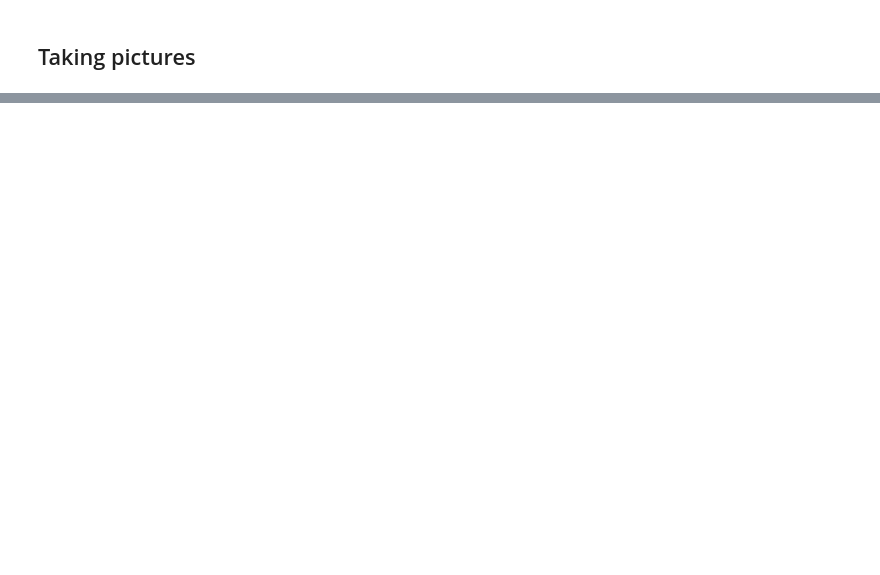
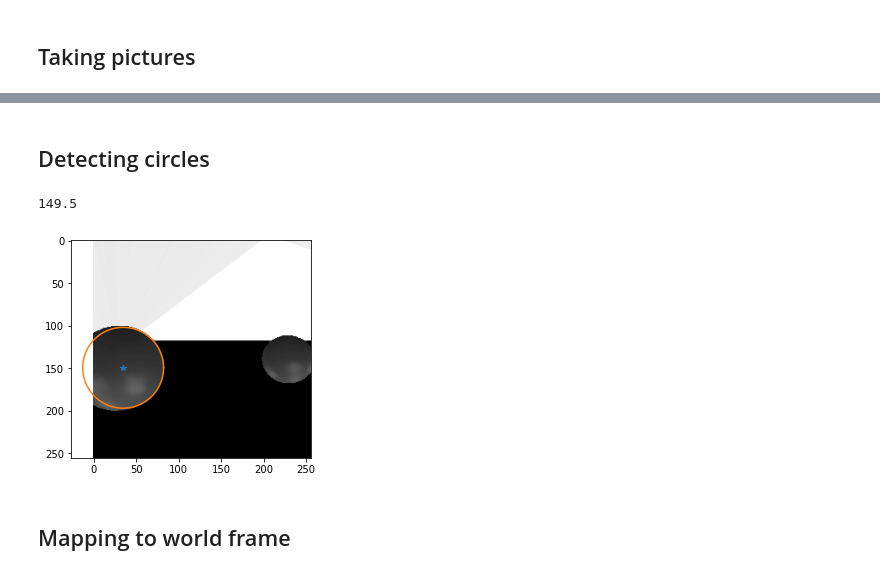
Before and after one commit to maizerrr/cse360, a Jupyter notebook: workshop4/workshop4.ipynb, the cells around one changed output, grey strips where cells are left out. Cells and saved outputs as stored; diff of their text form; code cells hidden in the pictures; blank space fills up the shorter version.

```diff
--- a/workshop4/workshop4.ipynb
+++ b/workshop4/workshop4.ipynb
@@ -43,0 +82,36 @@ else:
+# %% [markdown]
+## Detecting circles
+# %%
+# Convert to gray scale
+gray_imgs = []
+Circles = []
+for i in range(0, p):
+    gray = cv2.cvtColor(imgs[i], cv2.COLOR_RGB2GRAY)
+    gray = cv2.medianBlur(gray, 5)
+    # Find circles in each pic using Hough Algorithm
+    circles = cv2.HoughCircles(gray, cv2.HOUGH_GRADIENT, 1, gray.shape[0] / 8, param1=30,param2=15,minRadius=10,maxRadius=0)
+    c = []
+    if circles is not None:
+        for circle in circles[0, :]:
+            # Skip any invalid circle
+            if circle[1] < 125 or circle[1] > 160 or circle[0] < 30 or circle[0] > 220:
+                continue
+            c.append(circle)
+    gray_imgs.append(gray)
+    Circles.append(c)
+# %%
+i = 0
+imshow(gray_imgs[i], cmap='gray')
+# plot circle
+for circle in Circles[i]:
+    s = linspace(0, 2*pi, 100)
+    cx = cos(s)*circle[2] + circle[0]
+    cy = sin(s)*circle[2] + circle[1]
+    plot(circle[0],circle[1],'*')
+    plot(cx, cy)
+    print(circle[1])
+# %% [output]
+149.5
+[figure, added]
+# %% [markdown]
+## Mapping to world frame
```
Also changed, not shown: parts of 8 cells of this notebook.
